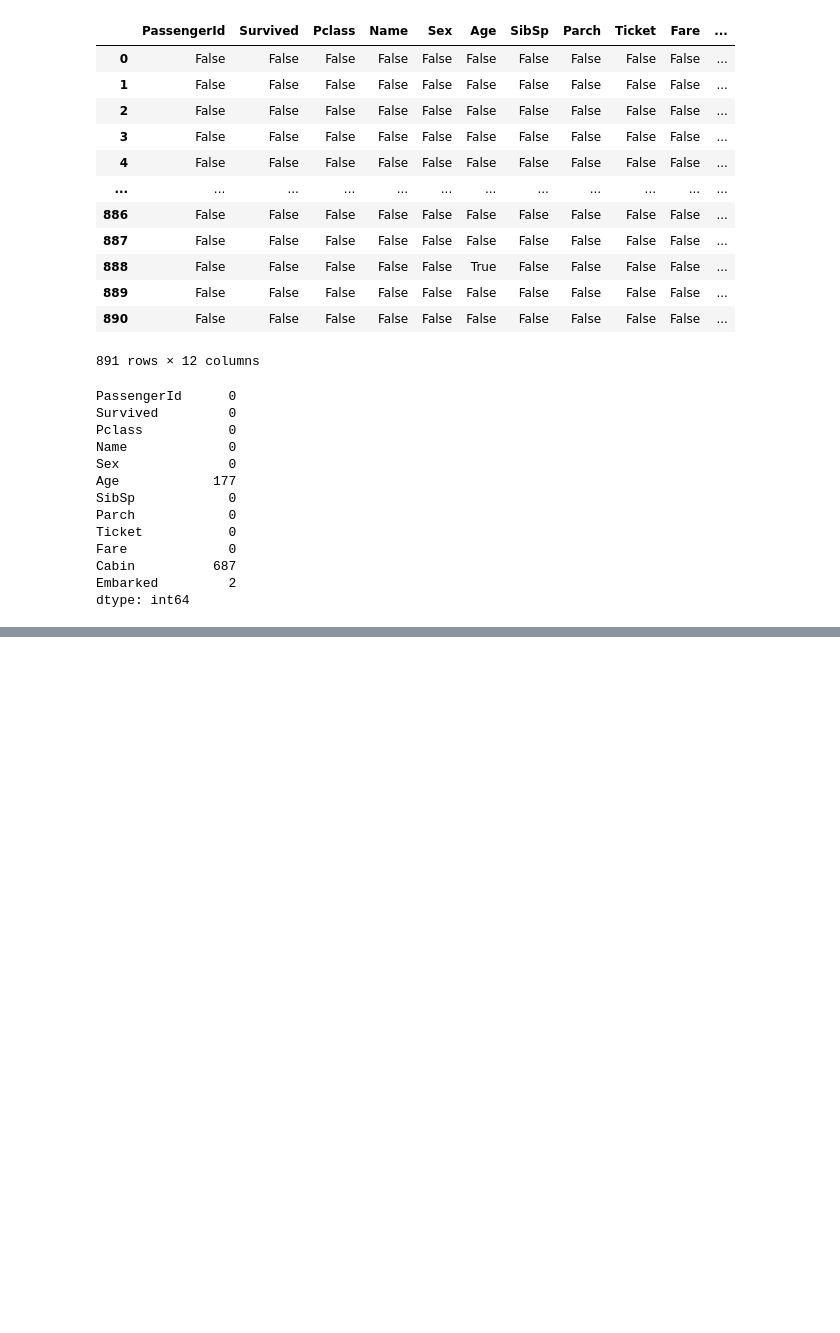
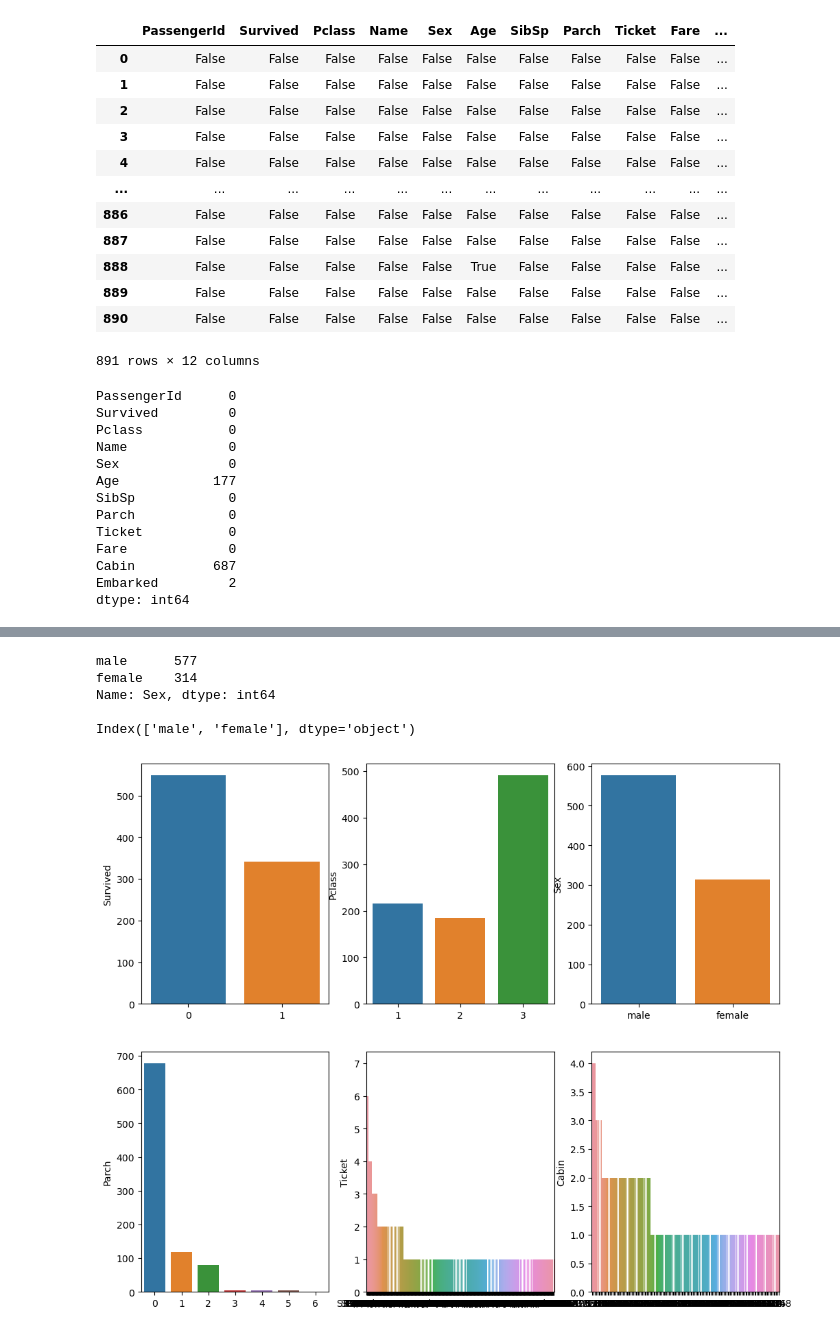
Before and after one commit to amitkr2410/MachineLearning, a Jupyter notebook: TitanicData_DecisionTree_RandomForest/Titanic_DecisionTree_RandomForest.ipynb, the cells around one changed output, grey strips where cells are left out. Drawn from its saved outputs; the diff is of its cells as text; code cells hidden in the pictures; blank space fills up the shorter version.

```diff
--- a/TitanicData_DecisionTree_RandomForest/Titanic_DecisionTree_RandomForest.ipynb
+++ b/TitanicData_DecisionTree_RandomForest/Titanic_DecisionTree_RandomForest.ipynb
@@ -70,0 +180,23 @@ dtype: int64
+# %%
+# Now, let's plot categorical data using seaborn library
+print( train_pd['Sex'].value_counts() ,"\n")
+print(train_pd['Sex'].value_counts().index )
+
+#plt.bar(train_pd['Sex'].value_counts().index, train_pd['Sex'].value_counts())
+fig, axs = plt.subplots(2,3,figsize=(12,10))
+name = ['Survived', 'Pclass', 'Sex', 'Parch', 'Ticket', 'Cabin']
+m=0
+
+for i in range(0,2):
+    for j in range(0,3):
+        sb.barplot( x=train_pd[name[m]].value_counts().index, y=train_pd[name[m]].value_counts(), ax=axs[i,j])
+        ax[i,j].set_title(name[m])
+        m=m+1
+plt.show()
+# %% [output]
+male      577
+female    314
+Name: Sex, dtype: int64
+
+Index(['male', 'female'], dtype='object')
+[figure, added]
```
Also changed, not shown: parts of 10 cells of this notebook.
